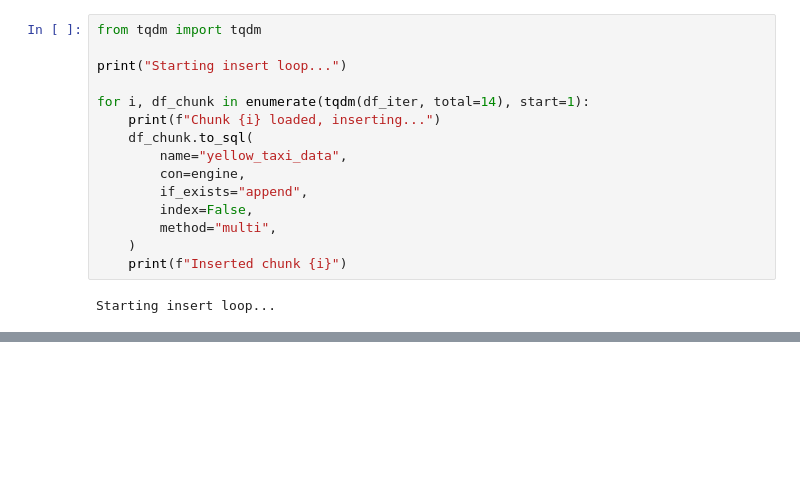
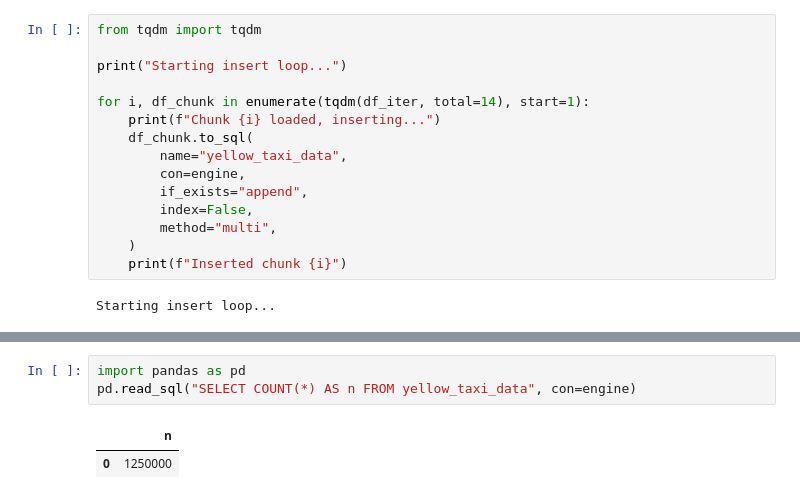
Before and after one commit to waigisteve/docker_dataengjneering_module1, a Jupyter notebook: pipeline/notebook.ipynb, the cells around one changed output, grey strips where cells are left out. Drawn from its saved outputs; the diff is of its cells as text; blank space fills up the shorter version.

```diff
--- a/pipeline/notebook.ipynb
+++ b/pipeline/notebook.ipynb
@@ -390,0 +678,6 @@ Starting insert loop...
+# %%
+import pandas as pd
+pd.read_sql("SELECT COUNT(*) AS n FROM yellow_taxi_data", con=engine)
+# %% [output]
+|  | n |
+| 0 | 1250000 |
```
Also changed, not shown: parts of 17 cells of this notebook.
